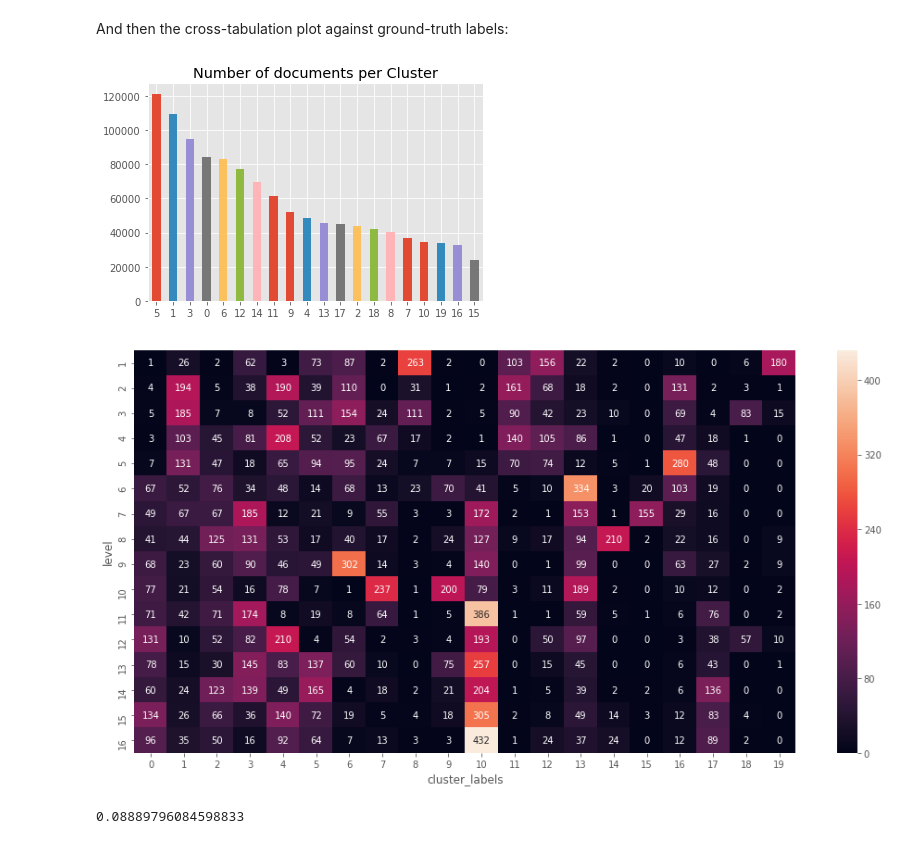
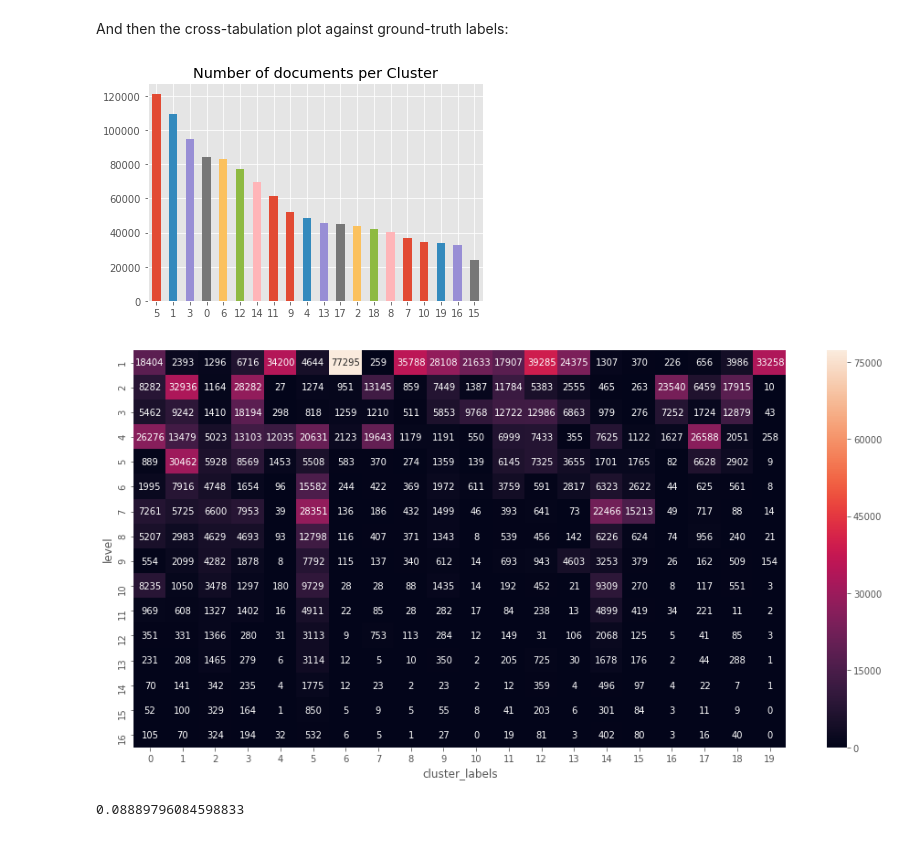
Before and after one commit to dkailthya/ml, a Jupyter notebook: ef_homework/step_4_text_clustering.ipynb, the cells around one changed output. Cells and saved outputs as stored; diff of their text form; code cells hidden in the pictures.

```diff
--- a/ef_homework/step_4_text_clustering.ipynb
+++ b/ef_homework/step_4_text_clustering.ipynb
@@ -243,18 +246,18 @@ And then the cross-tabulation plot against ground-truth labels:
 # %%
 cluster_labels_full = pd.Series(data=cluster_labels_full, index=raw_input_full.index, name='cluster_labels')
 label_counts_full = cluster_labels_full.value_counts()
 label_counts_full.to_csv('label_counts_all.csv')
 
 ax =label_counts_full.plot(kind='bar', rot='0', title='Number of documents per Cluster')
 
 ct_full = pd.crosstab(cluster_labels_full, raw_input_full.level).T
 fig, ax = plt.subplots(1, 1, figsize=(16, 8))
-ax = sns.heatmap(ct, annot=True, fmt='d', ax=ax)
+ax = sns.heatmap(ct_full, annot=True, fmt='d', ax=ax)
 
 ct_full.to_csv('cluster_assignment_vs_labels_all.csv')
 # %% [output]
 [figure]
-[figure, old version]
+[figure, new version]
 # %%
 adjusted_rand_score(cluster_labels_full, raw_input_full.level)
 # %% [output]
```
Also changed, not shown: parts of 5 cells of this notebook, 1 other file.
